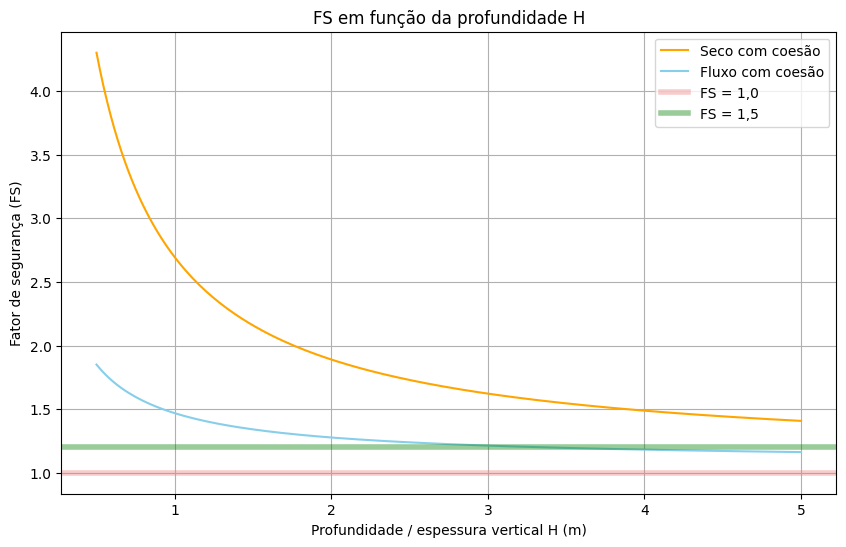
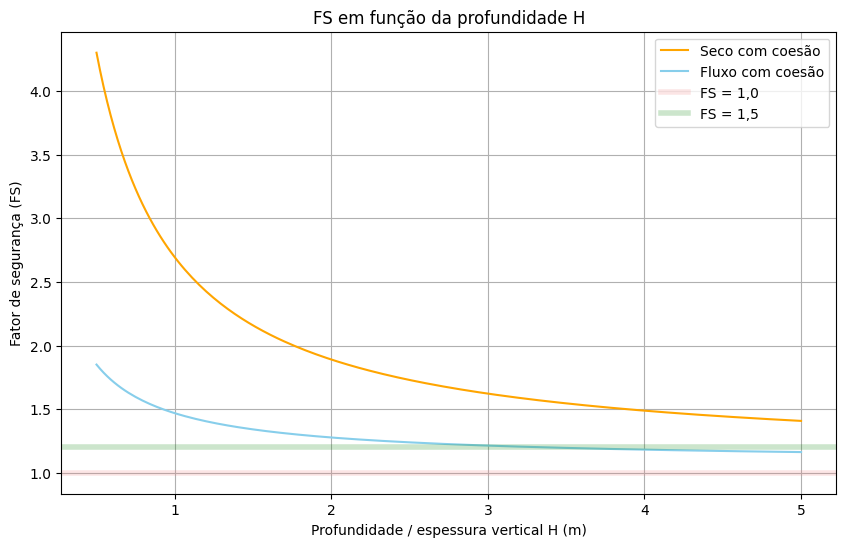
Unified diff of the notebook cell whose output changed from the first chart to the second:
--- before
+++ after
@@ -11,6 +11,6 @@
 plt.plot(Hs, g5, label='Seco com coesão', color='orange', linestyle='-')
 plt.plot(Hs, g6, label='Fluxo com coesão', color='skyblue', linestyle='-')
-plt.axhline(1.0, linestyle='-', label='FS = 1,0', color='lightcoral', alpha=0.4, linewidth=4)
-plt.axhline(1.2, linestyle='-', label='FS = 1,5', color='green', alpha=0.4, linewidth=4)
+plt.axhline(1.0, linestyle='-', label='FS = 1,0', color='lightcoral', alpha=0.2, linewidth=4)
+plt.axhline(1.2, linestyle='-', label='FS = 1,5', color='green', alpha=0.2, linewidth=4)
 plt.xlabel('Profundidade / espessura vertical H (m)')
 plt.ylabel('Fator de segurança (FS)')

Commit: readme